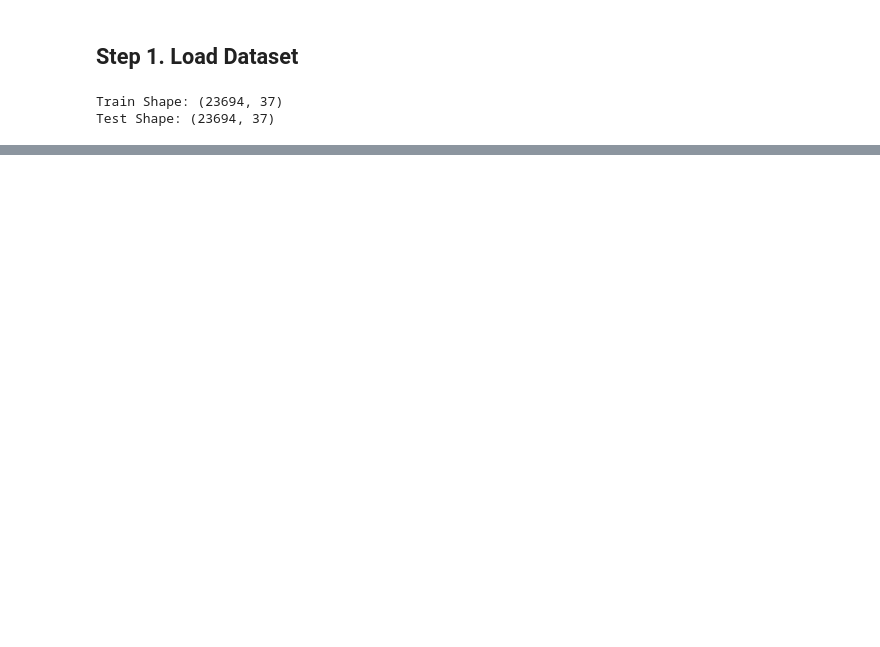
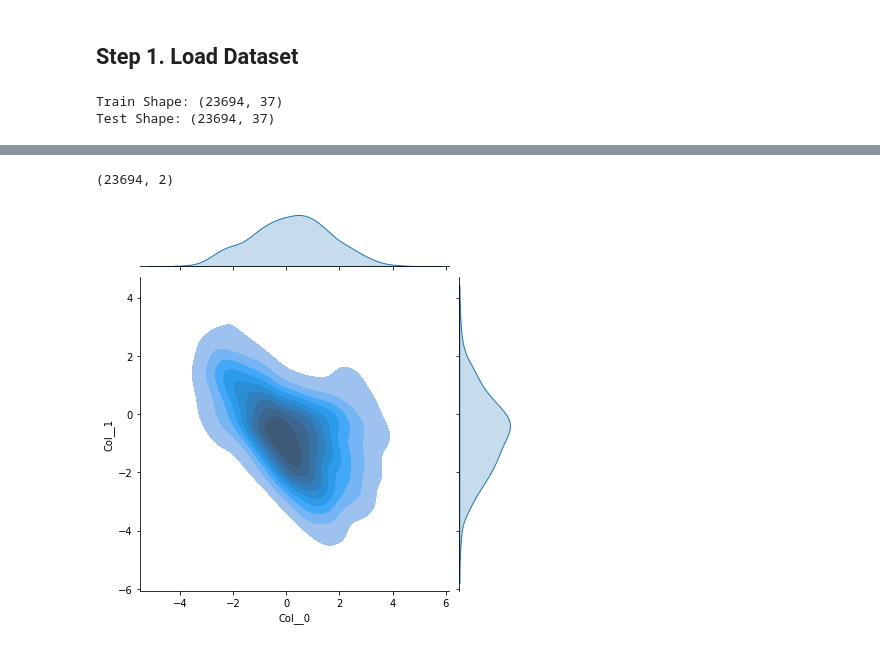
Before and after one commit to VUZhuangweiKang/VU-AD, a Jupyter notebook: normalizing_flow.ipynb, the cells around one changed output, grey strips where cells are left out. Saved outputs shown, nothing was run; the diff lists cells and outputs as text; code cells hidden in the pictures; blank space fills up the shorter version.

```diff
--- a/normalizing_flow.ipynb
+++ b/normalizing_flow.ipynb
@@ -66,0 +70,17 @@ plt.show()
+# %%
+X_train.shape
+# %% [output]
+(23694, 2)
+# %%
+with pm.Model() as model:
+    mu = pm.Normal("mu", 0.0, 1)
+    sd = pm.Exponential("sd", 1.0)
+
+    pm.Normal('Col', mu=mu, sigma=sd, shape=X_train.shape[1])  # z0
+    inference = pm.NFVI(flow='planar*4', jitter=1, observed=X_train)
+
+## Plotting starting distribution
+dftrace = pm.trace_to_dataframe(inference.approx.sample(1000))
+sns.jointplot(dftrace.iloc[:, 1], dftrace.iloc[:, 2], kind='kde', fill=True);
+# %% [output]
+[figure, added]
```
Also changed, not shown: parts of 33 cells of this notebook, 6 other files.
